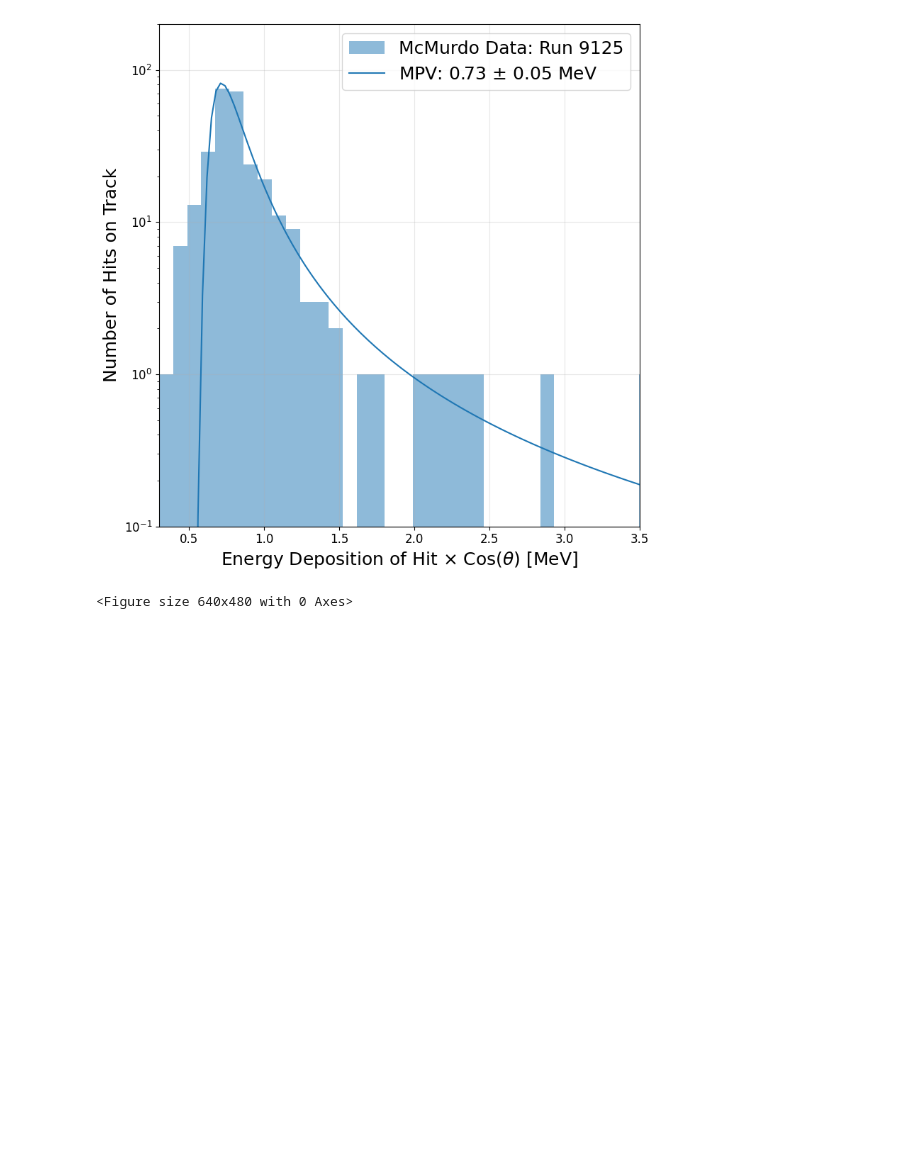
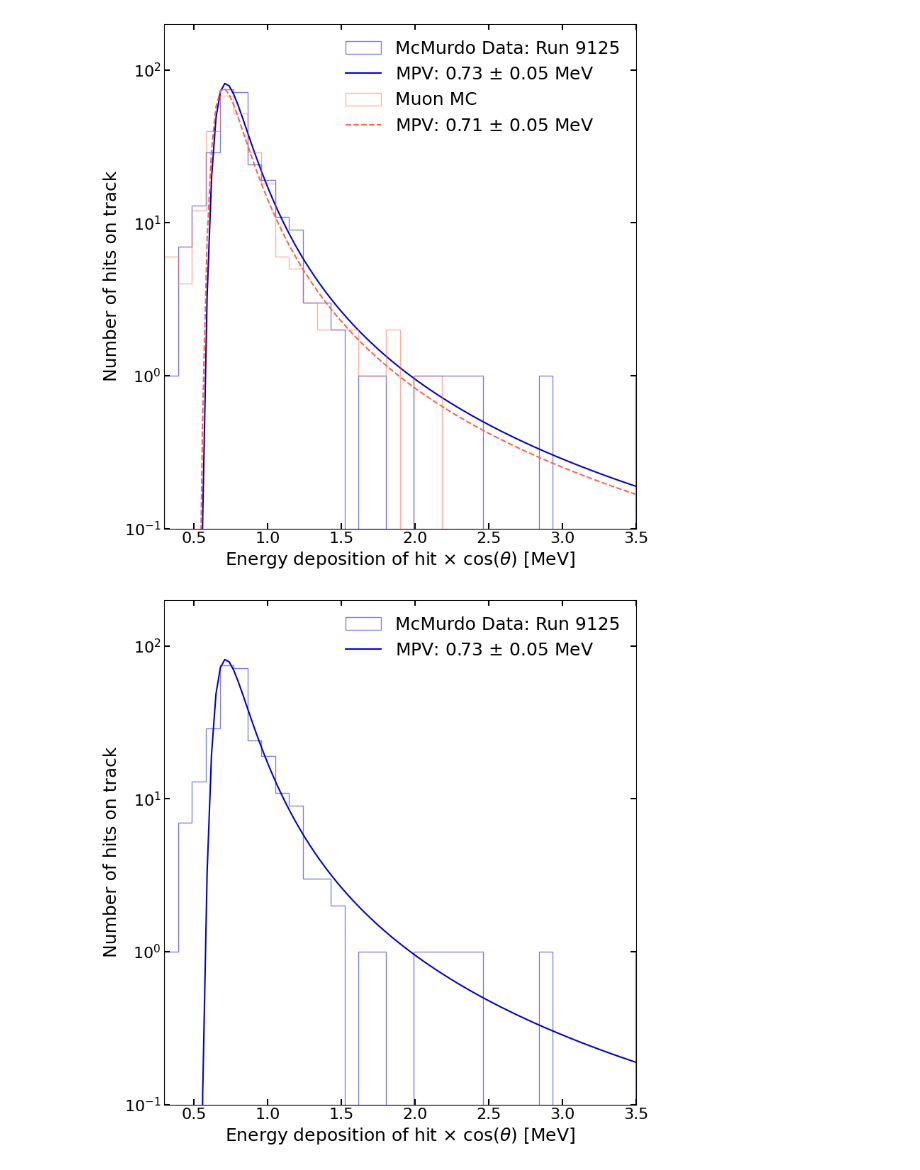
Before and after one commit to kelseyay/GAPS_Scripts, a Jupyter notebook: ActiveScripts/UprootMPVPlots.ipynb, the cells around one changed output. Drawn from its saved outputs; the diff is of its cells as text; code cells hidden in the pictures; blank space fills up the shorter version.

```diff
--- a/ActiveScripts/UprootMPVPlots.ipynb
+++ b/ActiveScripts/UprootMPVPlots.ipynb
@@ -6,46 +6,88 @@ import matplotlib.pyplot as plt
 
 hhist = uproot.open("p4hstrip.root") #Saved root histogram pre-fitted in the root macro
 h = uproot.open("p4hstrip.root:h0_l0r5m3s17") #Pull the fit function separately
+simhist = uproot.open("h212strip.root")
+sim = uproot.open("h212strip.root:h0_l0r5m3s17") #Pull the fit function separately
 
 hist_mcm = hhist["h0_l0r5m3s17"] #This variable involves the actual histogram, not the fit
 edges = hist_mcm.axis().edges()  # Using h1's binning
 values1 = hist_mcm.values()
 
-f = h.member("fFunctions")[0] #Pull the fit information from h
-print(f.member("fFormula").member("fFormula"))
-print(f.member("fFormula").member("fParams"))
+hist_sim = simhist["h0_l0r5m3s17"] #This variable involves the actual histogram, not the fit
+simedges = hist_sim.axis().edges()  # Using h1's binning
+values2 = hist_sim.values()
 
-print(list(f.member("fFormula").member("fParams")))
-
-print(f.member("fFormula").member("fClingParameters"))
-print(list(f.member("fFormula").member("fClingParameters"))[1])
-
-print(f.member("fParErrors"))
-print(f.member("fChisquare"))
-print(f.member("fNDF"))
+f = h.member("fFunctions")[0]
+fsim = sim.member("fFunctions")[0]
 
 #Need to save the x and y values of the fit
 l = list(f.member("fSave"))
 x_values = np.linspace(l[-2], l[-1], len(l[:-2]))
 y_values = l[:-2]
 
+#Need to save the x and y values of the fit
+lsim = list(fsim.member("fSave"))
+xsim_values = np.linspace(lsim[-2], lsim[-1], len(lsim[:-2]))
+ysim_values = lsim[:-2]
+
 # Create the plot
 plt.figure(figsize=(8, 8))
-plt.hist(edges[:-1], bins=edges, weights=values1, alpha=0.5, label=hist_0.name,color='tab:blue')
+
+plt.hist(edges[:-1], bins=edges, histtype='step', weights=values1, alpha=0.5, label=hist_mcm.name,color='mediumblue')
+plt.plot(x_values, y_values, color="mediumblue") #Plot the fit
+plt.hist(simedges[:-1], bins=simedges, histtype='step', weights=values2, alpha=0.5, label=hist_sim.name,color='tomato')
+plt.plot(xsim_values, ysim_values, color="tomato",linestyle='--') #Plot the fit
+
 plt.xlabel("Energy Deposition of Hit $\\times$ Cos($\\theta$) [MeV]", fontsize = 18)
 plt.ylabel("Number of Hits on Track", fontsize = 18)
 plt.tick_params(axis='both', labelsize=12)
+plt.title('')
+#plt.grid(True, alpha=0.3) #Make grid with opacity 0.3
 
+mcmmpvvals = str(round(list(f.member("fFormula").member("fClingParameters"))[1], 2)) + " $\pm$ " + str(round(list(f.member("fFormula").member("fClingParameters"))[2], 2)) + " MeV"
+simmpvvals = str(round(list(fsim.member("fFormula").member("fClingParameters"))[1], 2)) + " $\pm$ " + str(round(list(fsim.member("fFormula").member("fClingParameters"))[2], 2)) + " MeV"
+
+plt.xlabel("Energy deposition of hit $\\times$ cos($\\theta$) [MeV]", fontsize = 18)
+plt.ylabel("Number of hits on track", fontsize = 18)
 plt.title('')
-plt.grid(True, alpha=0.3) #Make grid with opacity 0.3
-plt.plot(x_values, y_values, color="tab:blue") #Plot the fit
-
-plt.legend(['McMurdo Data: Run 9125', ('MPV: ' + str(round(list(f.member("fFormula").member("fClingParameters"))[1], 2)) + " $\pm$ " + str(round(list(f.member("fFormula").member("fClingParameters"))[2], 2))) + " MeV"], fontsize = 18)
 
 plt.xlim(0.3, 3.5)
 plt.ylim(0.1, 200)
 plt.yscale('log')
+plt.minorticks_off()
+
+#Axis formatting
+ax = plt.gca()
+ax.tick_params(axis='both', which='major', direction='in', labelsize=16, width=1.5, length=6, top=True, right=True, labeltop=False, labelright=False)
+
+plt.legend(['McMurdo Data: Run 9125', 'MPV: ' + mcmmpvvals, 'Muon MC', 'MPV: ' + simmpvvals], fontsize = 18,frameon=False)
+
+plt.xlim(0.3, 3.5)
+plt.ylim(0.1, 200)
 plt.tight_layout()
+plt.savefig('MCM_and_Sim_MPV.png')
 plt.show()
+
+
+plt.figure(figsize=(8, 8))
+
+plt.hist(edges[:-1], bins=edges,histtype='step', weights=values1, alpha=0.5, label=hist_mcm.name,color='mediumblue')
+plt.plot(x_values, y_values, color="mediumblue") #Plot the fit
+
+plt.xlabel("Energy deposition of hit $\\times$ cos($\\theta$) [MeV]", fontsize = 18)
+plt.ylabel("Number of hits on track", fontsize = 18)
+plt.title('')
+plt.xlim(0.3, 3.5)
+plt.ylim(0.1, 200)
+plt.yscale('log')
+plt.minorticks_off()
+
+#Axis formatting
+ax = plt.gca()
+ax.tick_params(axis='both', which='major', direction='in', labelsize=16, width=1.5, length=6, top=True, right=True, labeltop=False, labelright=False)
+
+plt.legend(['McMurdo Data: Run 9125', 'MPV: ' + mcmmpvvals], fontsize = 18,frameon=False)
+plt.tight_layout()
 plt.savefig('MCM_MPV.png')
+plt.show()
 # %% [output]
@@ -60,5 +94,5 @@ plt.savefig('MCM_MPV.png')
-[figure, old version]
+[figure, new version]
-<Figure size 640x480 with 0 Axes>
+[figure, added]
 # %%
 #This code aims to import, into python, the landau-fitted histogram produced by LRMSFullEdep.C / TheChoseOne.C and similar codes
 import uproot
```
Also changed, not shown: parts of 3 cells of this notebook.
